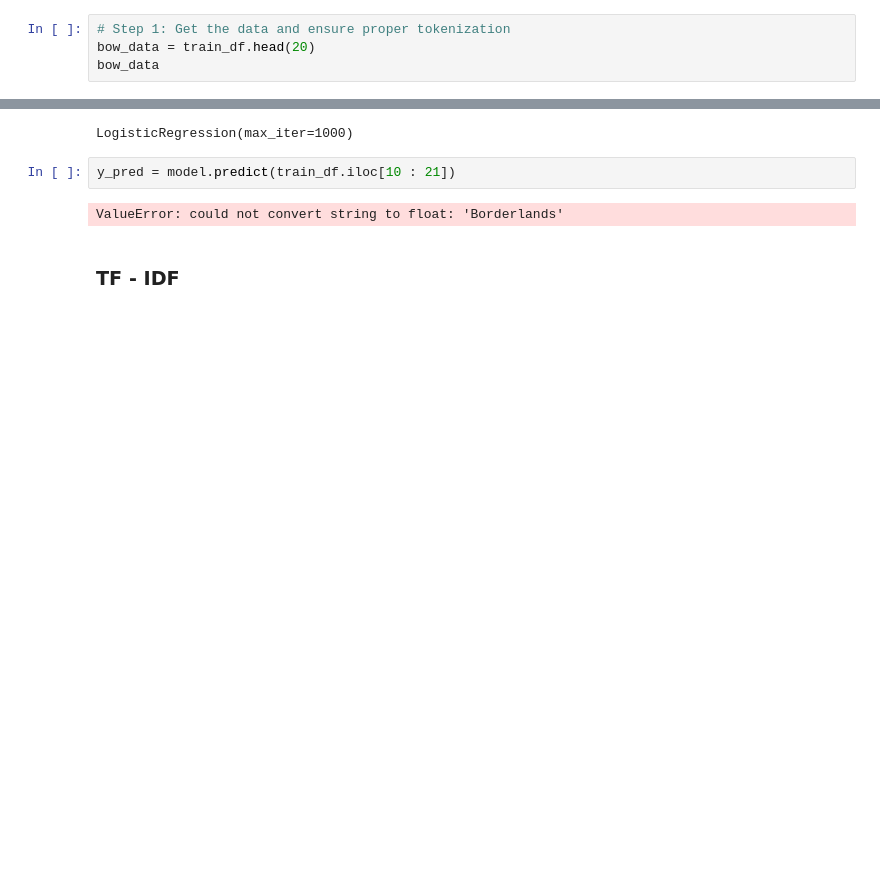
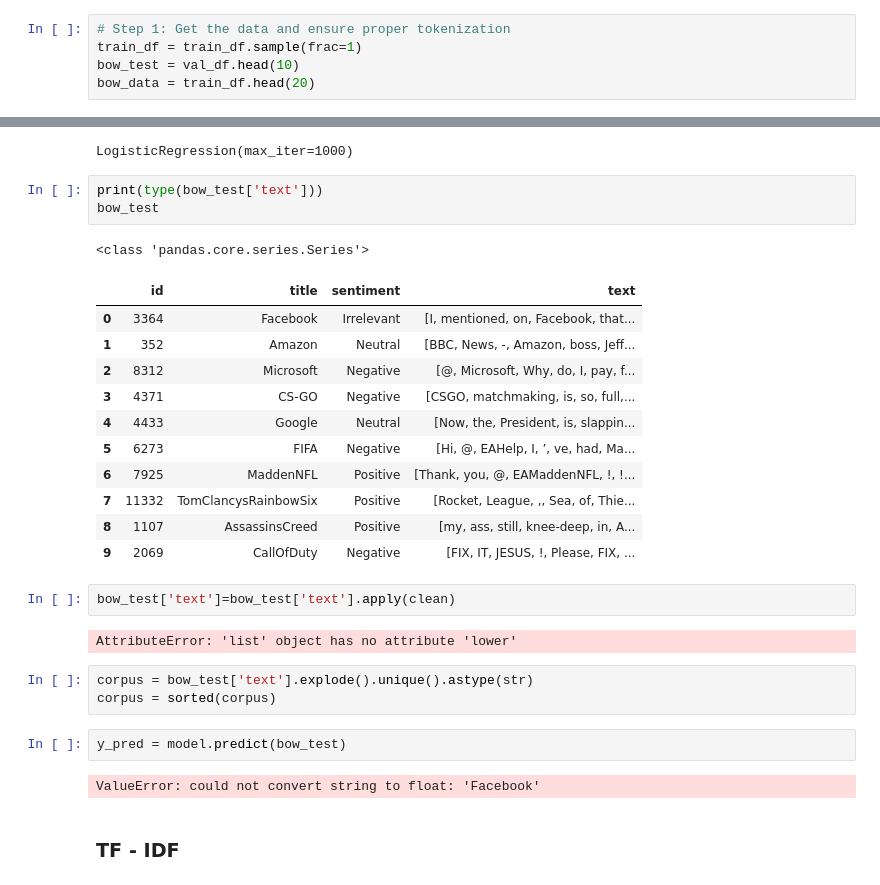
Before and after one commit to namitabagri/Text-Sentiment-Classifier, a Jupyter notebook: colab.ipynb, the cells around one changed output, grey strips where cells are left out. Cells and saved outputs as stored; diff of their text form; blank space fills up the shorter version.

```diff
--- a/colab.ipynb
+++ b/colab.ipynb
@@ -183,5 +183,6 @@ from sklearn.feature_extraction.text import CountVectorizer
 from scipy.sparse import hstack
 # %%
 # Step 1: Get the data and ensure proper tokenization
+train_df = train_df.sample(frac=1)
+bow_test = val_df.head(10)
 bow_data = train_df.head(20)
-bow_data
@@ -267,10 +261,33 @@ model = LogisticRegression( max_iter=1000)
 model.fit(X_bow_combo, bow_data['sentiment'])
 # %% [output]
 LogisticRegression(max_iter=1000)
+# %%
+print(type(bow_test['text']))
+bow_test
+# %% [output]
+<class 'pandas.core.series.Series'>
+|  | id | title | sentiment | text |
+| 0 | 3364 | Facebook | Irrelevant | [I, mentioned, on, Facebook, that... |
+| 1 | 352 | Amazon | Neutral | [BBC, News, -, Amazon, boss, Jeff... |
+| 2 | 8312 | Microsoft | Negative | [@, Microsoft, Why, do, I, pay, f... |
+| 3 | 4371 | CS-GO | Negative | [CSGO, matchmaking, is, so, full,... |
+| 4 | 4433 | Google | Neutral | [Now, the, President, is, slappin... |
+| 5 | 6273 | FIFA | Negative | [Hi, @, EAHelp, I, ’, ve, had, Ma... |
+| 6 | 7925 | MaddenNFL | Positive | [Thank, you, @, EAMaddenNFL, !, !... |
+| 7 | 11332 | TomClancysRainbowSix | Positive | [Rocket, League, ,, Sea, of, Thie... |
+| 8 | 1107 | AssassinsCreed | Positive | [my, ass, still, knee-deep, in, A... |
+| 9 | 2069 | CallOfDuty | Negative | [FIX, IT, JESUS, !, Please, FIX, ... |
+# %%
+bow_test['text']=bow_test['text'].apply(clean)
+# %% [output]
+AttributeError: 'list' object has no attribute 'lower'
+# %%
+corpus = bow_test['text'].explode().unique().astype(str)
+corpus = sorted(corpus)
 # %%
-y_pred = model.predict(train_df.iloc[10 : 21])
+y_pred = model.predict(bow_test)
 # %% [output]
-ValueError: could not convert string to float: 'Borderlands'
+ValueError: could not convert string to float: 'Facebook'
 # %% [markdown]
 ### TF - IDF
 # %%
```
Also changed, not shown: parts of 23 cells of this notebook.
